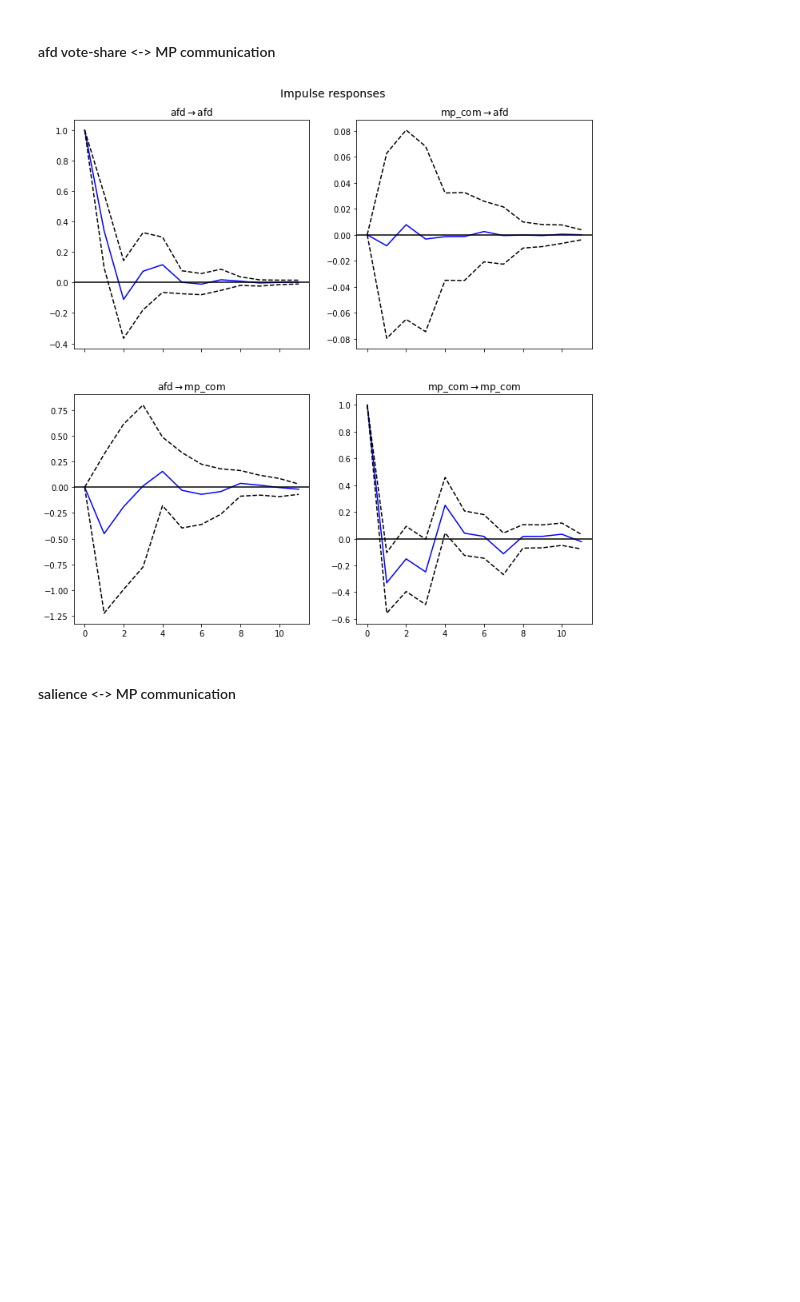
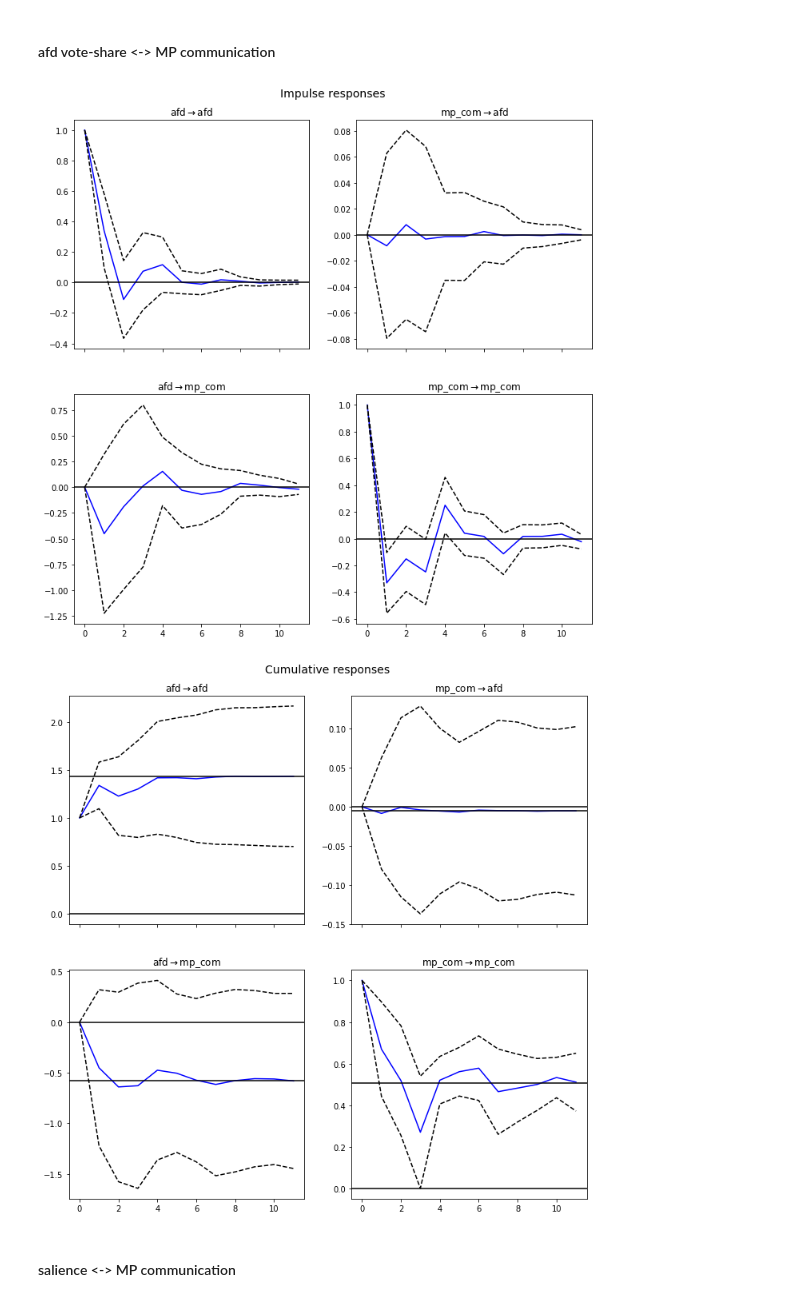
Before and after one commit to nicolaiberk/ImEm, a Jupyter notebook: 07_TimeSeries.ipynb, the cells around one changed output. Cells and saved outputs as stored; diff of their text form; code cells hidden in the pictures; blank space fills up the shorter version.

```diff
--- a/07_TimeSeries.ipynb
+++ b/07_TimeSeries.ipynb
@@ -200,8 +200,10 @@ We can see that the Granger-test is significant in both instances: public attent
 # %%
 irf = results1.irf(11)
 plot1 = irf.plot()
+plot1b = irf.plot_cum_effects()
 # %% [output]
 [figure]
+[figure, added]
 # %% [markdown]
 #### salience <-> MP communication
 # %%
```
Also changed, not shown: parts of 15 cells of this notebook, 2 other files.
